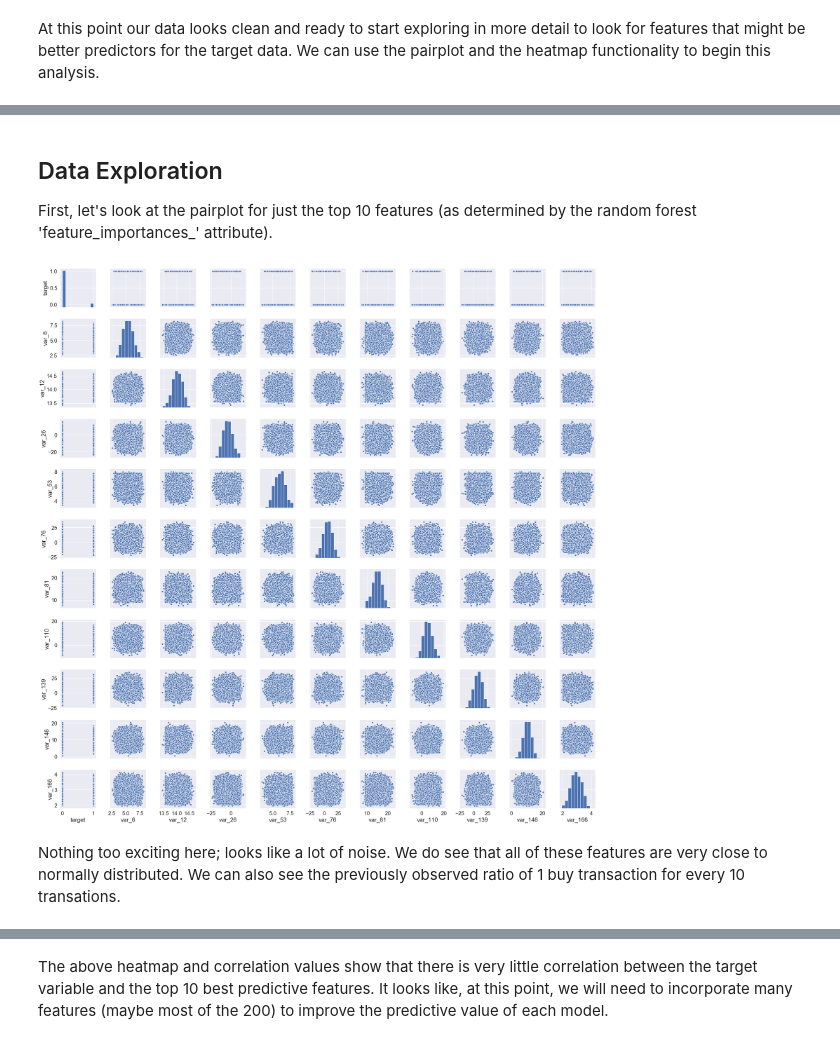
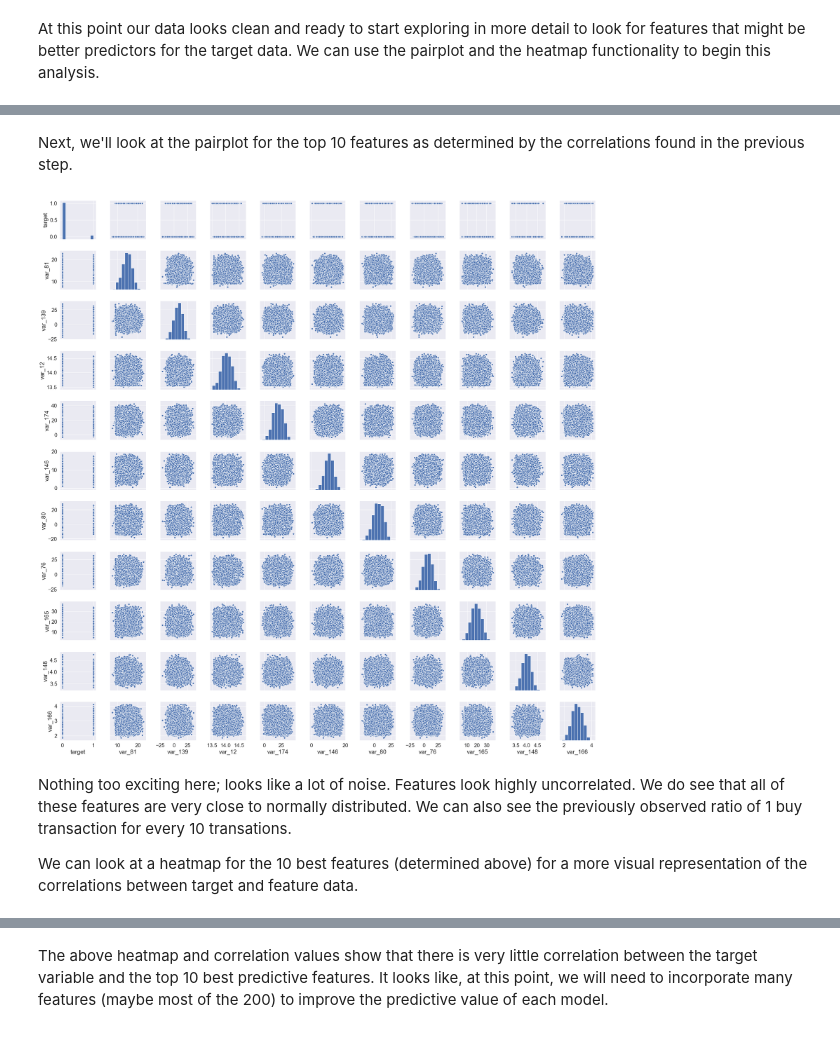
Before and after one commit to etterfred/Thinkful, a Jupyter notebook: Santader - extra_tree.ipynb, the cells around one changed output, grey strips where cells are left out. Cells and saved outputs as stored; diff of their text form; code cells hidden in the pictures.

```diff
--- a/Santader - extra_tree.ipynb
+++ b/Santader - extra_tree.ipynb
@@ -110,16 +141,18 @@ At this point our data looks clean and ready to start exploring in more detail t
 # %% [markdown]
-## Data Exploration
-First, let's look at the pairplot for just the top 10 features (as determined by the random forest 'feature_importances_' attribute).
+Next, we'll look at the pairplot for the top 10 features as determined by the correlations found in the previous step.
 # %%
-df_pp = df[['target', 'var_6', 'var_12', 'var_26', 'var_53', 'var_76', 'var_81', 'var_110', 'var_139', 'var_146', 'var_166']].copy()
+df_pp = df[['target', 'var_81', 'var_139', 'var_12', 'var_174',
+            'var_146', 'var_80', 'var_76', 'var_165', 'var_148', 'var_166']].copy()
 
 sns.set(font_scale=1.7)
 sns.pairplot(df_pp)
 plt.show()
 # %% [output]
-[figure, old version]
+[figure, new version]
 # %% [markdown]
-Nothing too exciting here; looks like a lot of noise.  We do see that all of these features are very close to normally distributed.  We can also see the previously observed ratio of 1 buy transaction for every 10 transations.
+Nothing too exciting here; looks like a lot of noise.  Features look highly uncorrelated.  We do see that all of these features are very close to normally distributed.  We can also see the previously observed ratio of 1 buy transaction for every 10 transations.
+
+We can look at a heatmap for the 10 best features (determined above) for a more visual representation of the correlations between target and feature data.
 # %%
 # heatmap
 sns.set(font_scale=1.5)
```
Also changed, not shown: parts of 56 cells of this notebook.
